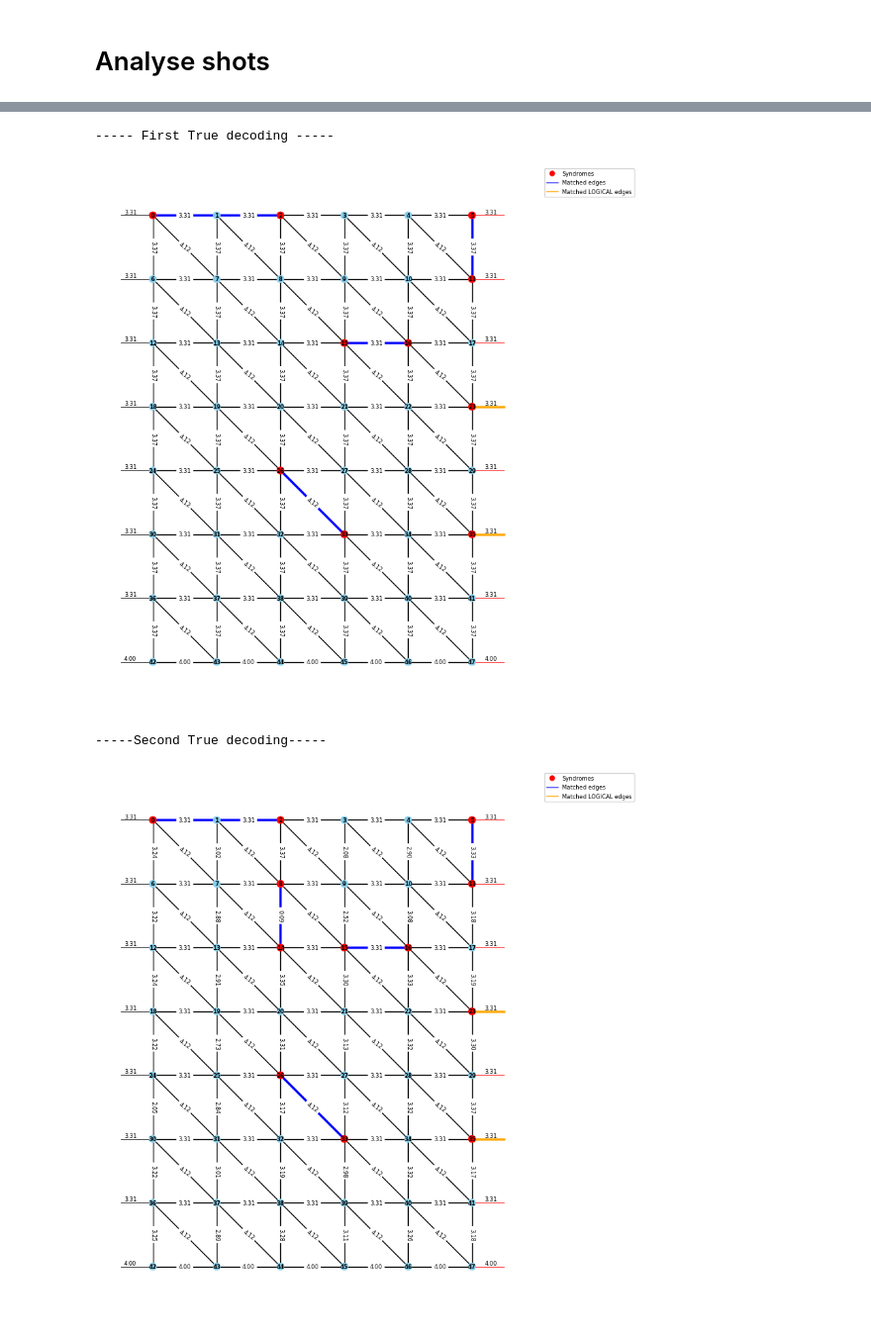
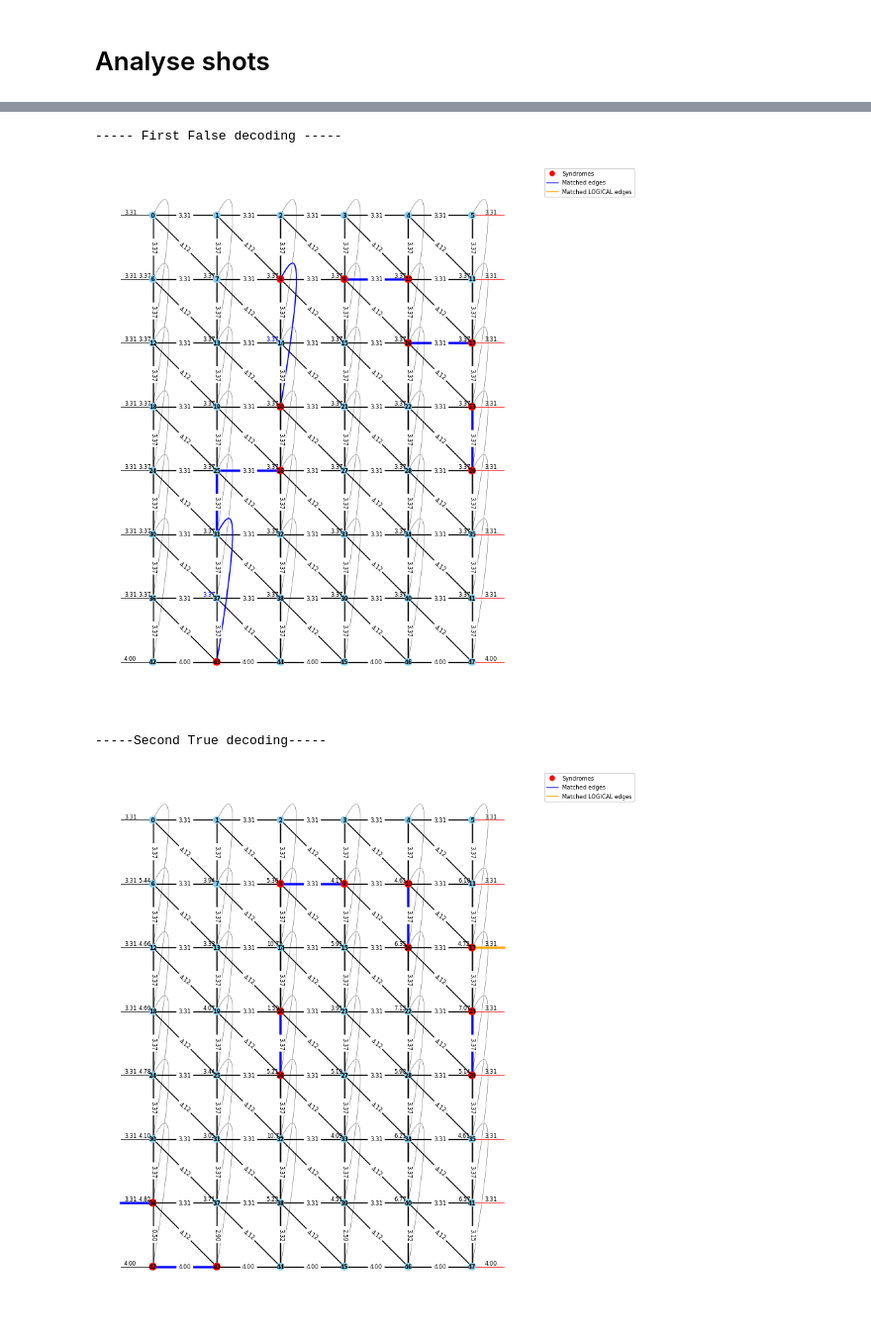
Before and after one commit to quantumjim/soft_information_decoding, a Jupyter notebook: notebooks/C++/cpp_dev/Predecoder/Analysis/timeNNpredec_shot_analysis.ipynb, the cells around one changed output, grey strips where cells are left out. Shown at 99% size. Saved outputs shown, nothing was run; the diff lists cells and outputs as text; code cells hidden in the pictures.

Commit message:
analysis decoding shots

```diff
--- a/notebooks/C++/cpp_dev/Predecoder/Analysis/timeNNpredec_shot_analysis.ipynb
+++ b/notebooks/C++/cpp_dev/Predecoder/Analysis/timeNNpredec_shot_analysis.ipynb
@@ -16,7 +16,7 @@ DEVICE = 'ibm_sherbrooke'
 DISTANCE = 7
 ROUNDS = 7
 OTHER_DATE = '2023-10-27'
-_RESETS = True
+_RESETS = False
 LOGICAL = 0 # NOT NEEDED FOR EXTREME IQ BCS HARDCODED 0
 
 _is_hex = True
@@ -53,7 +49,7 @@ matching = pymatching.Matching.from_detector_error_model(model)
 _DETAILED = True
 
 result_predecoder = cpp_soft_info.decode_time_nn_predecode_grid(model, IQ_data, ROUNDS, int(LOGICAL), _RESETS, simulator.qubit_mapping, simulator.grid_dict,
-                                           simulator.processed_scaler_dict, _detailed=_DETAILED, threshold=0.25, _ntnn_edges = not _RESETS)
+                                           simulator.processed_scaler_dict, _detailed=_DETAILED, threshold=0.2, _ntnn_edges = not _RESETS)
 
 
 print(f"num_errors: {result_predecoder.decode_result.num_errors}")
@@ -135,33 +149,34 @@ Indices that are in informed but not in threshold: [1637, 4196, 6459]
 # %%
 from soft_info import draw_matching_graph
 
 
-index = 1637
+index = 4393
 
 fig_size = (4, 13)
 fig_size = (8, 8)
 scale_factor = 0.5
 
 to_be_result = result_predecoder.decode_result
 details = to_be_result.error_details[index]
 print(f"----- First {bool(not (index in to_be_result.indices))} decoding -----")
 draw_matching_graph(matching=None, d=DISTANCE, T=ROUNDS, syndromes=details.detection_syndromes,
                         matched_edges=details.matched_edges, figsize=fig_size, scale_factor=scale_factor, edge_list=details.edges)
 
 to_be_result = result
 details = to_be_result.error_details[index]
 print(f"-----Second {bool(not (index in to_be_result.indices))} decoding-----")
 draw_matching_graph(matching=None, d=DISTANCE, T=ROUNDS, syndromes=details.detection_syndromes,
                         matched_edges=details.matched_edges, figsize=fig_size, scale_factor=scale_factor, edge_list=details.edges)
 
 
 to_be_result = result_informed
 details = to_be_result.error_details[index]
+print(details.detection_syndromes)
 print(f"-----Second {bool(not (index in to_be_result.indices))} decoding-----")
 draw_matching_graph(matching=None, d=DISTANCE, T=ROUNDS, syndromes=details.detection_syndromes,
                         matched_edges=details.matched_edges, figsize=fig_size, scale_factor=scale_factor, edge_list=details.edges)
 # %% [output]
------ First True decoding -----
+----- First False decoding -----
-[figure, old version]
+[figure, new version]
 -----Second True decoding-----
-[figure, old version]
+[figure, new version]
```
Also changed, not shown: parts of 8 cells of this notebook.
